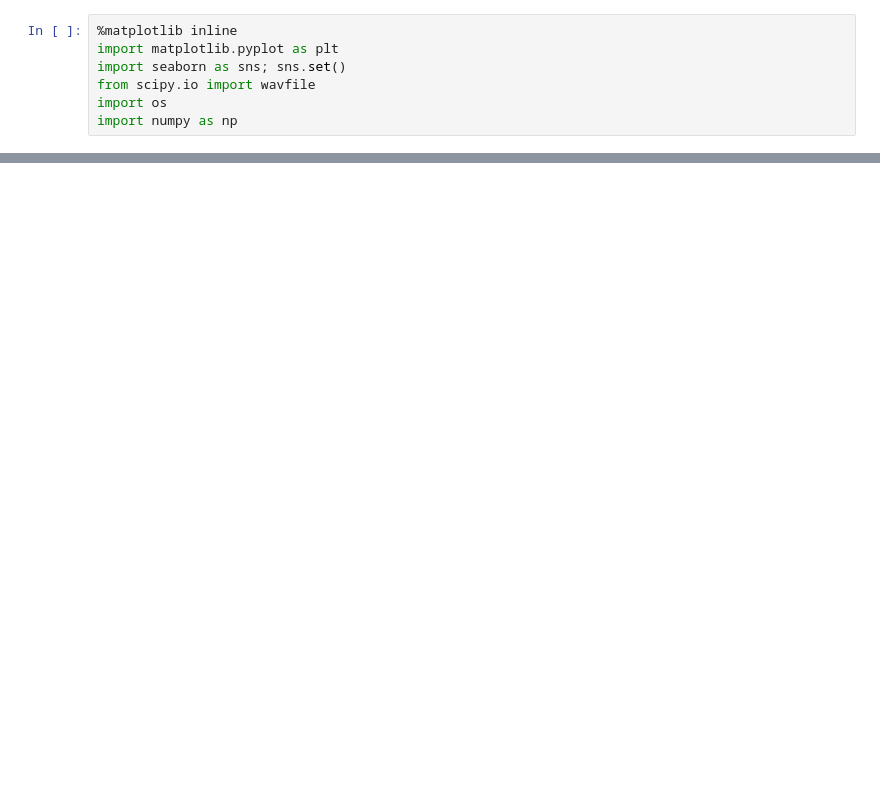
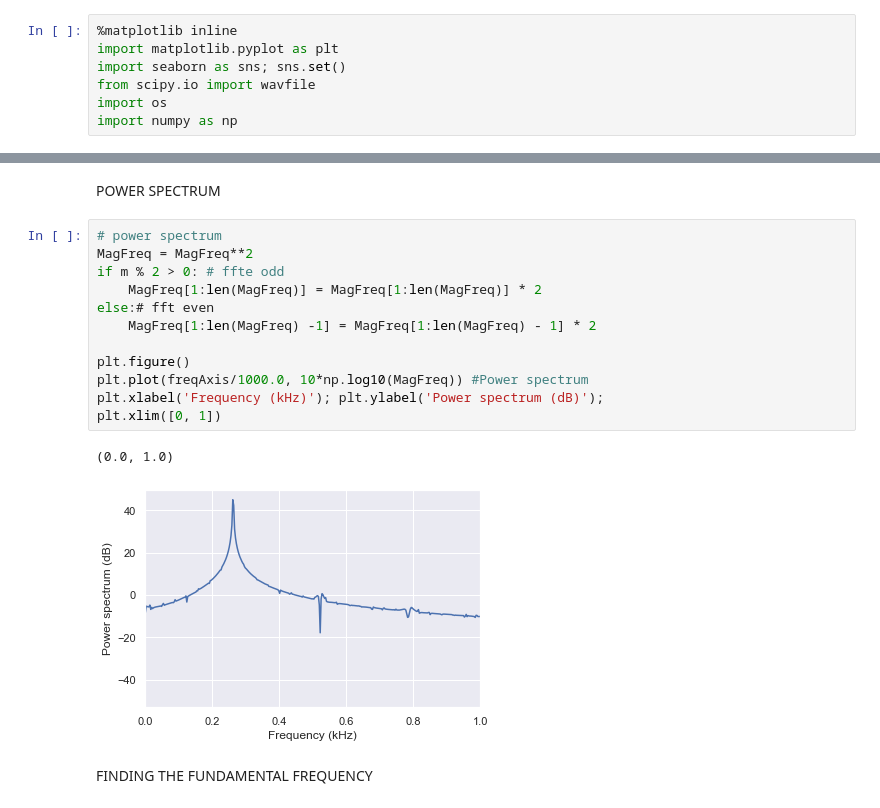
Before and after one commit to mashburnj/Sample2Genesis, a Jupyter notebook: Spectrum_Analyzer.ipynb, the cells around one changed output, grey strips where cells are left out. Saved outputs shown, nothing was run; the diff lists cells and outputs as text; blank space fills up the shorter version.

```diff
--- a/Spectrum_Analyzer.ipynb
+++ b/Spectrum_Analyzer.ipynb
@@ -52,0 +53,19 @@ ValueError: window is longer than input signal
+# %% [markdown]
+POWER SPECTRUM
+# %%
+# power spectrum
+MagFreq = MagFreq**2
+if m % 2 > 0: # ffte odd
+    MagFreq[1:len(MagFreq)] = MagFreq[1:len(MagFreq)] * 2
+else:# fft even
+    MagFreq[1:len(MagFreq) -1] = MagFreq[1:len(MagFreq) - 1] * 2
+
+plt.figure()
+plt.plot(freqAxis/1000.0, 10*np.log10(MagFreq)) #Power spectrum
+plt.xlabel('Frequency (kHz)'); plt.ylabel('Power spectrum (dB)');
+plt.xlim([0, 1])
+# %% [output]
+(0.0, 1.0)
+[figure, added]
+# %% [markdown]
+FINDING THE FUNDAMENTAL FREQUENCY
```
Also changed, not shown: parts of 8 cells of this notebook, 2 other files.
